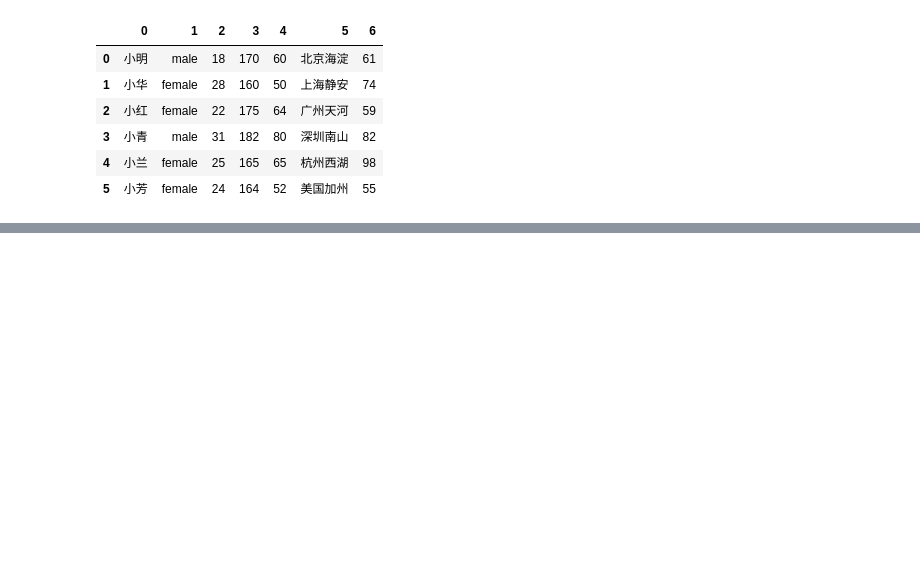
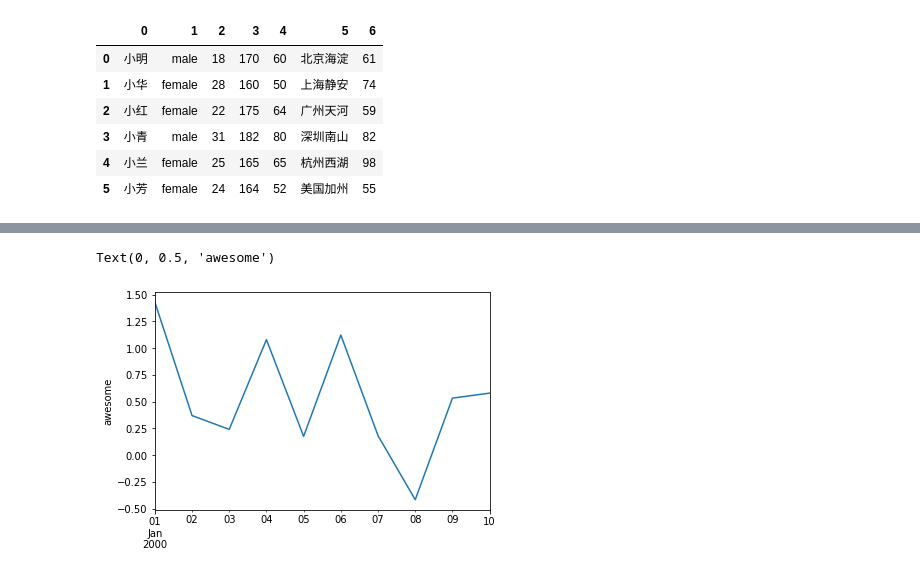
Before and after one commit to lf7777/Pandas, a Jupyter notebook: test.ipynb, the cells around one changed output, grey strips where cells are left out. Cells and saved outputs as stored; diff of their text form; code cells hidden in the pictures; blank space fills up the shorter version.

```diff
--- a/test.ipynb
+++ b/test.ipynb
@@ -66,0 +394,2 @@ z
+# %%
+ts = pd.Series(np.random.randn(10),index=pd.date_range('20000101',periods=10))
@@ -66,0 +410,6 @@ z
+# %%
+ts.plot()
+plt.ylabel('awesome')
+# %% [output]
+Text(0, 0.5, 'awesome')
+[figure, added]
```
Also changed, not shown: parts of 43 cells of this notebook, 18 other files.
